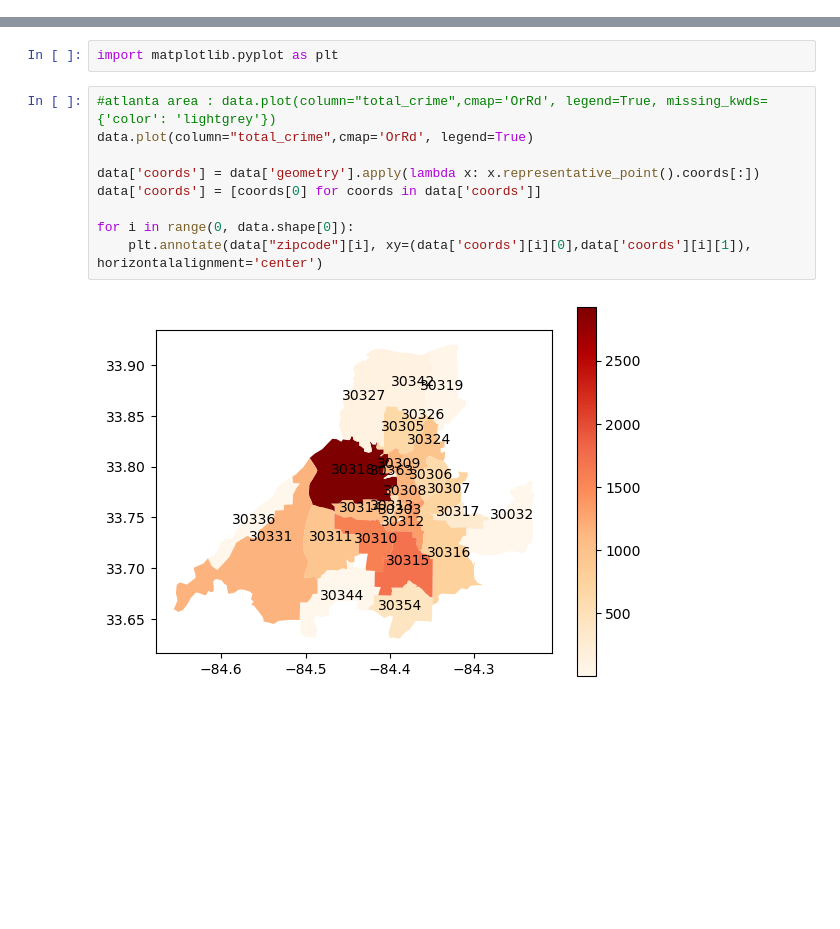
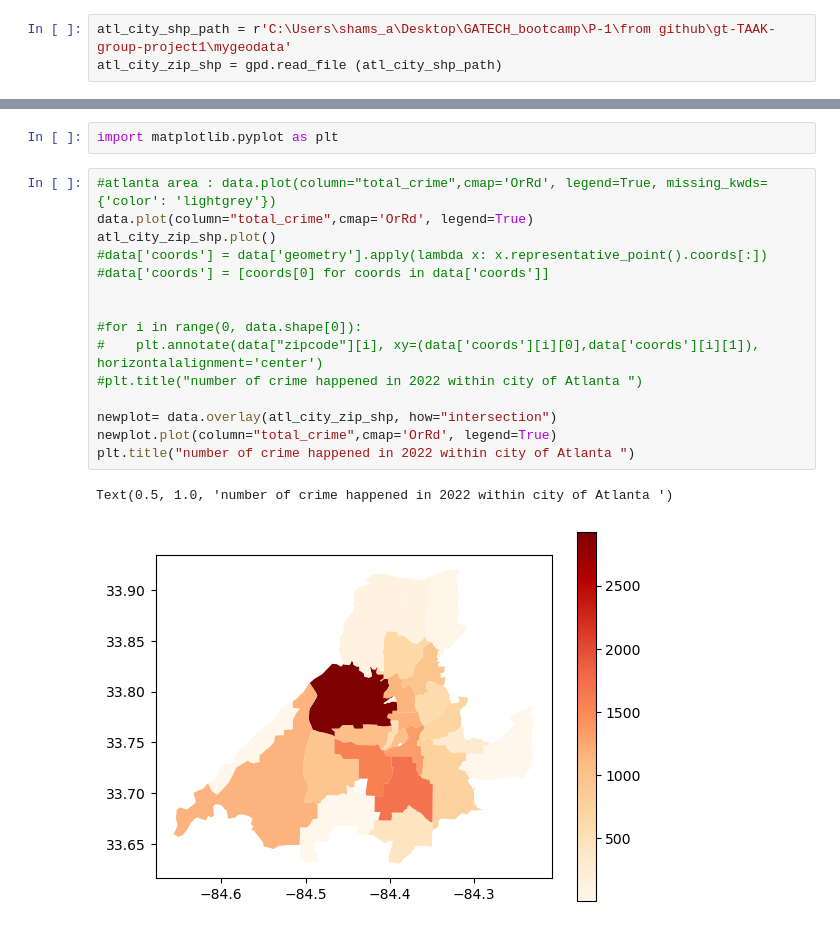
Before and after one commit to KellyPared/GT-Bootcamp-Atlanta_schoolsby_district, a Jupyter notebook: crime_zipcode_shapefile.ipynb, the cells around one changed output, grey strips where cells are left out. Cells and saved outputs as stored; diff of their text form; blank space fills up the shorter version.

```diff
--- a/crime_zipcode_shapefile.ipynb
+++ b/crime_zipcode_shapefile.ipynb
@@ -31,3 +31,6 @@ atl_zip_shp.plot()
 # %% [output]
 <AxesSubplot:>
 [figure]
+# %%
+atl_city_shp_path = r'C:\Users\shams_a\Desktop\GATECH_bootcamp\P-1\from github\gt-TAAK-group-project1\mygeodata'
+atl_city_zip_shp = gpd.read_file (atl_city_shp_path)
@@ -95,11 +103,18 @@ import matplotlib.pyplot as plt
 # %%
 #atlanta area : data.plot(column="total_crime",cmap='OrRd', legend=True, missing_kwds={'color': 'lightgrey'})
 data.plot(column="total_crime",cmap='OrRd', legend=True)
+atl_city_zip_shp.plot()
+#data['coords'] = data['geometry'].apply(lambda x: x.representative_point().coords[:])
+#data['coords'] = [coords[0] for coords in data['coords']]
 
-data['coords'] = data['geometry'].apply(lambda x: x.representative_point().coords[:])
-data['coords'] = [coords[0] for coords in data['coords']]
 
-for i in range(0, data.shape[0]):
-    plt.annotate(data["zipcode"][i], xy=(data['coords'][i][0],data['coords'][i][1]), horizontalalignment='center')
+#for i in range(0, data.shape[0]):
+#    plt.annotate(data["zipcode"][i], xy=(data['coords'][i][0],data['coords'][i][1]), horizontalalignment='center')
+#plt.title("number of crime happened in 2022 within city of Atlanta ")
+
+newplot= data.overlay(atl_city_zip_shp, how="intersection")
+newplot.plot(column="total_crime",cmap='OrRd', legend=True)
+plt.title("number of crime happened in 2022 within city of Atlanta ")
 # %% [output]
+Text(0.5, 1.0, 'number of crime happened in 2022 within city of Atlanta ')
-[figure, old version]
+[figure, new version]
```
Also changed, not shown: parts of 2 cells of this notebook.
